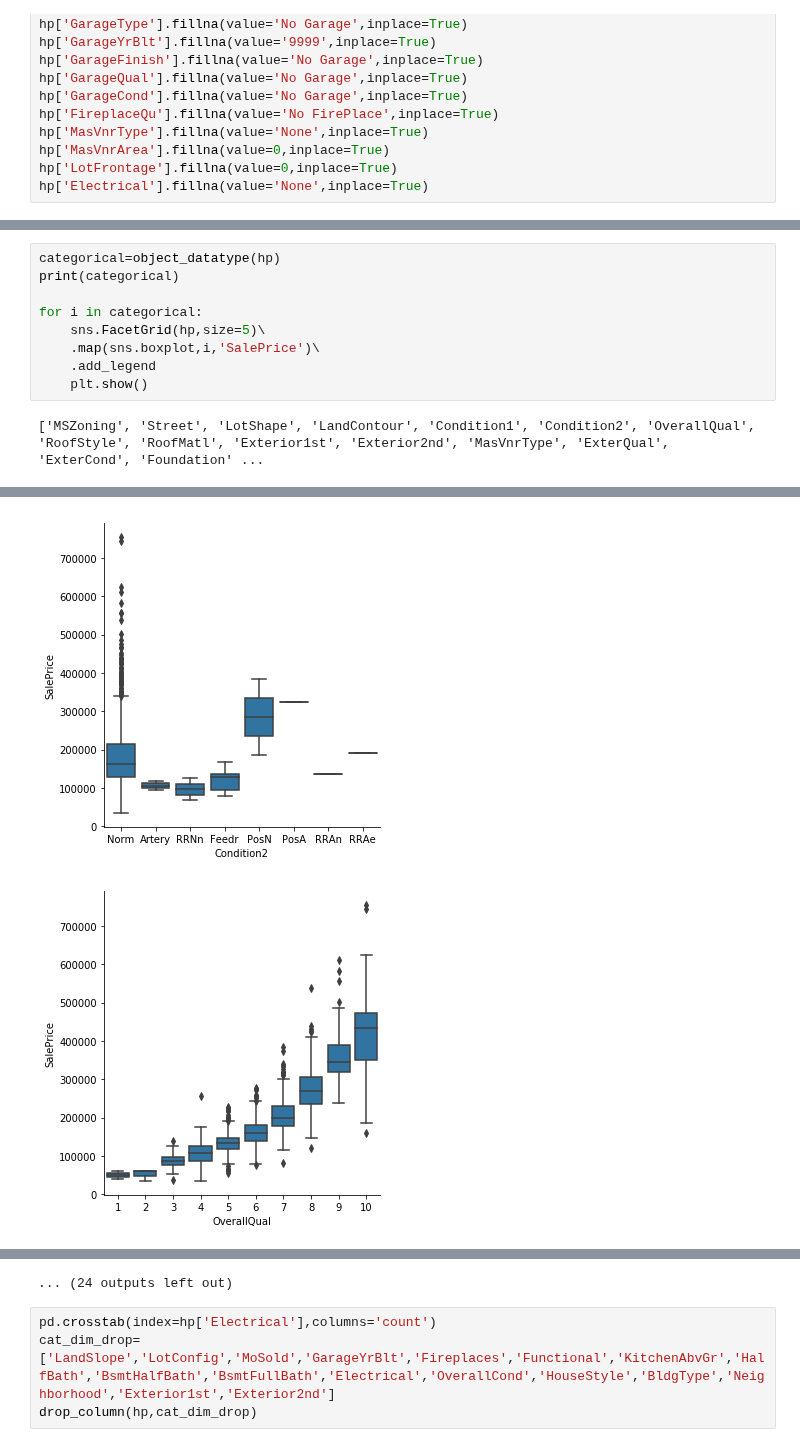
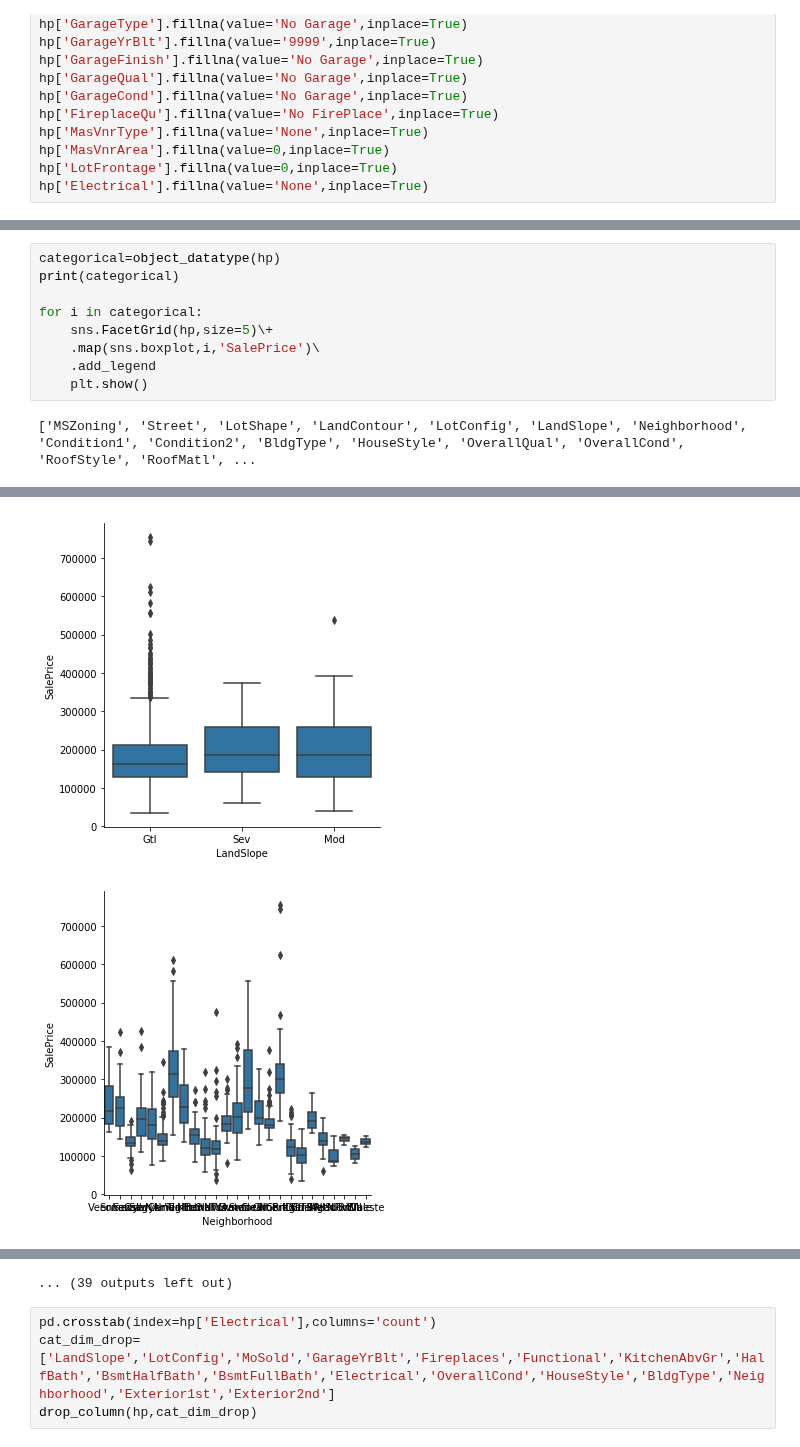
Before and after one commit to nov012017/Code, a Jupyter notebook: Python/Kaggle/House Pricing/HousePricePrediction_Pythoh_619_EOD.ipynb, the cells around one changed output, grey strips where cells are left out. Cells and saved outputs as stored; diff of their text form.

```diff
--- a/Python/Kaggle/House Pricing/HousePricePrediction_Pythoh_619_EOD.ipynb
+++ b/Python/Kaggle/House Pricing/HousePricePrediction_Pythoh_619_EOD.ipynb
@@ -134,9 +134,9 @@ categorical=object_datatype(hp)
 print(categorical)
 
 for i in categorical:
-    sns.FacetGrid(hp,size=5)\
+    sns.FacetGrid(hp,size=5)\+
     .map(sns.boxplot,i,'SalePrice')\
     .add_legend
     plt.show()
 # %% [output]
-['MSZoning', 'Street', 'LotShape', 'LandContour', 'Condition1', 'Condition2', 'OverallQual', 'RoofStyle', 'RoofMatl', 'Exterior1st', 'Exterior2nd', 'MasVnrType', 'ExterQual', 'ExterCond', 'Foundation' ...
+['MSZoning', 'Street', 'LotShape', 'LandContour', 'LotConfig', 'LandSlope', 'Neighborhood', 'Condition1', 'Condition2', 'BldgType', 'HouseStyle', 'OverallQual', 'OverallCond', 'RoofStyle', 'RoofMatl', ...
@@ -148,2 +148,2 @@ for i in categorical:
-[figure, old version]
+[figure, new version]
-[figure, old version]
+[figure, new version]
@@ -154,4 +154,4 @@ for i in categorical:
-... (24 outputs left out)
+... (39 outputs left out)
 # %%
 pd.crosstab(index=hp['Electrical'],columns='count')
 cat_dim_drop=['LandSlope','LotConfig','MoSold','GarageYrBlt','Fireplaces','Functional','KitchenAbvGr','HalfBath','BsmtHalfBath','BsmtFullBath','Electrical','OverallCond','HouseStyle','BldgType','Neighborhood','Exterior1st','Exterior2nd']
```
Also changed, not shown: parts of 20 cells of this notebook, 1 other file.
